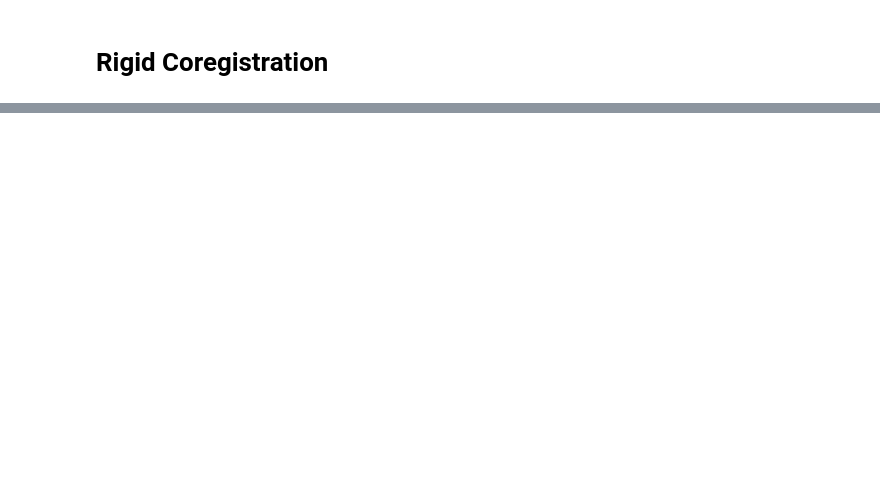
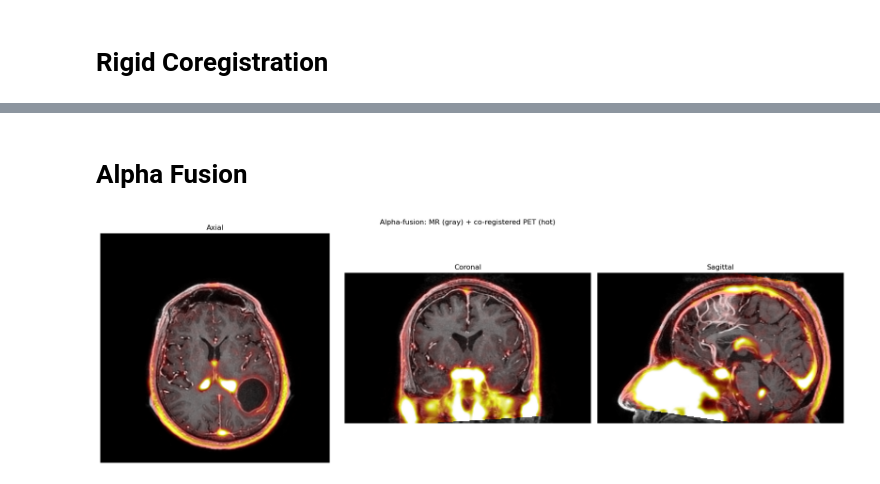
Before and after one commit to EinarLop/UIB_MED_FP, a Jupyter notebook: task2.ipynb, the cells around one changed output, grey strips where cells are left out. Drawn from its saved outputs; the diff is of its cells as text; code cells hidden in the pictures; blank space fills up the shorter version.

Commit message:
Task 2 Done

```diff
--- a/task2.ipynb
+++ b/task2.ipynb
@@ -10,7 +11,7 @@ MR_PATH  = Path('data/15252129_s1_AX_3D_T1__C_FSPGR_FORISI260916')
 # %% [markdown]
 # MR Inspection
 # %%
-mr_itk = itk.imread(str(MR_PATH))
+mr_itk = itk.imread(str(MR_PATH), itk.F)
 
 print(f"Largest Possible Region Shape: {mr_itk.GetLargestPossibleRegion().GetSize()}")
 print(f"Spacing: {mr_itk.GetSpacing()}")
@@ -120,0 +143,39 @@ registered_image, result_transform  = itk.elastix_registration_method(mr_itk, pe
+# %% [markdown]
+# Alpha Fusion
+# %%
+
+# Both volumes are on the SAME grid (MR space)
+mr_arr  = itk.array_from_image(mr_itk)
+pet_arr = itk.array_from_image(registered_image)
+
+# Normalize each to [0, 1]
+def normalize(vol, p=99):
+    vmax = np.percentile(vol, p)
+    return np.clip(vol / vmax, 0, 1) if vmax > 0 else vol
+
+mr_n  = normalize(mr_arr)
+pet_n = normalize(pet_arr)
+
+# Mid-slice of each plane
+nz, ny, nx = mr_arr.shape
+planes = {
+    'Axial':    (mr_n[nz // 2],          pet_n[nz // 2]),
+    'Coronal':  (mr_n[::-1, ny // 2, :], pet_n[::-1, ny // 2, :]),
+    'Sagittal': (mr_n[::-1, :, nx // 2], pet_n[::-1, :, nx // 2]),
+}
+
+fig, axes = plt.subplots(1, 3, figsize=(18, 6))
+fig.suptitle('Alpha-fusion: MR (gray) + co-registered PET (hot)')
+
+for ax, (name, (mr_s, pet_s)) in zip(axes, planes.items()):
+    ax.imshow(mr_s, cmap='gray')
+    # per-pixel alpha = PET intensity → bright PET opaque, empty PET transparent
+    ax.imshow(pet_s, cmap='hot', alpha=pet_s)
+    ax.set_title(name)
+    ax.axis('off')
+
+plt.tight_layout()
+plt.savefig('./results_task2/alpha_fusion_check.png', dpi=100, bbox_inches='tight')
+plt.show()
+# %% [output]
+[figure, added]
```
Also changed, not shown: parts of 4 cells of this notebook, 1 other file.
